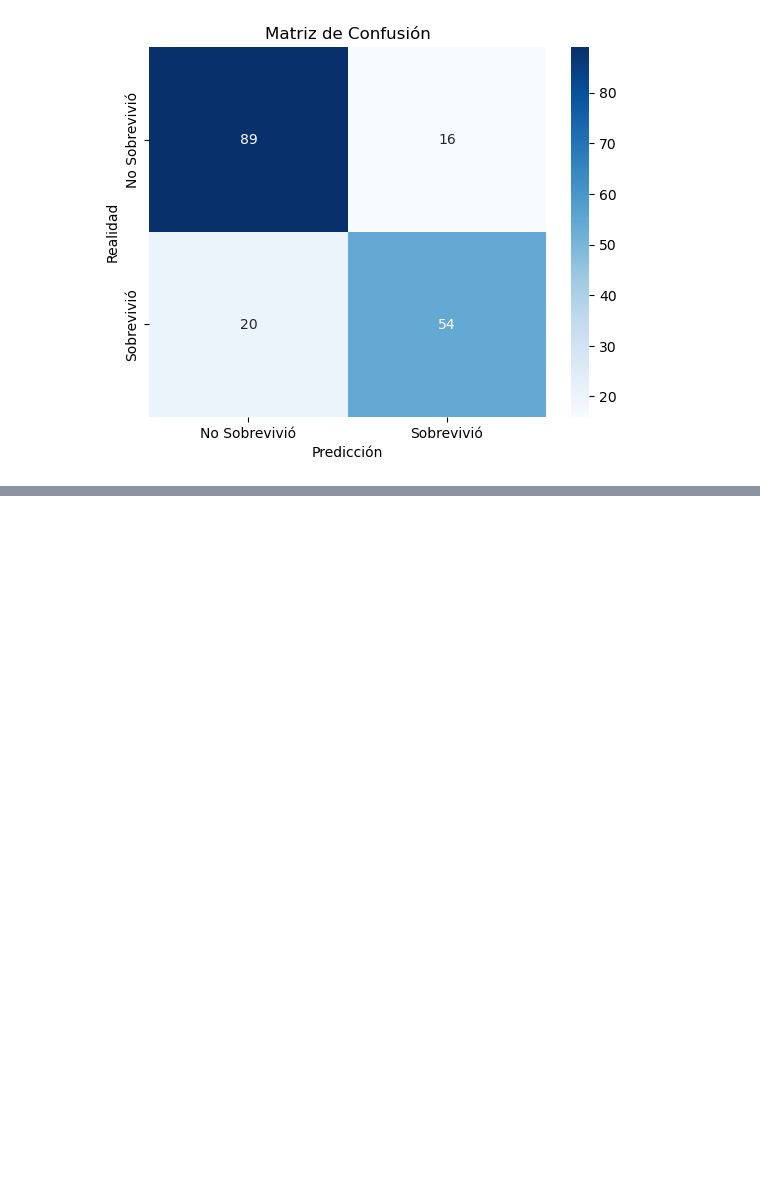
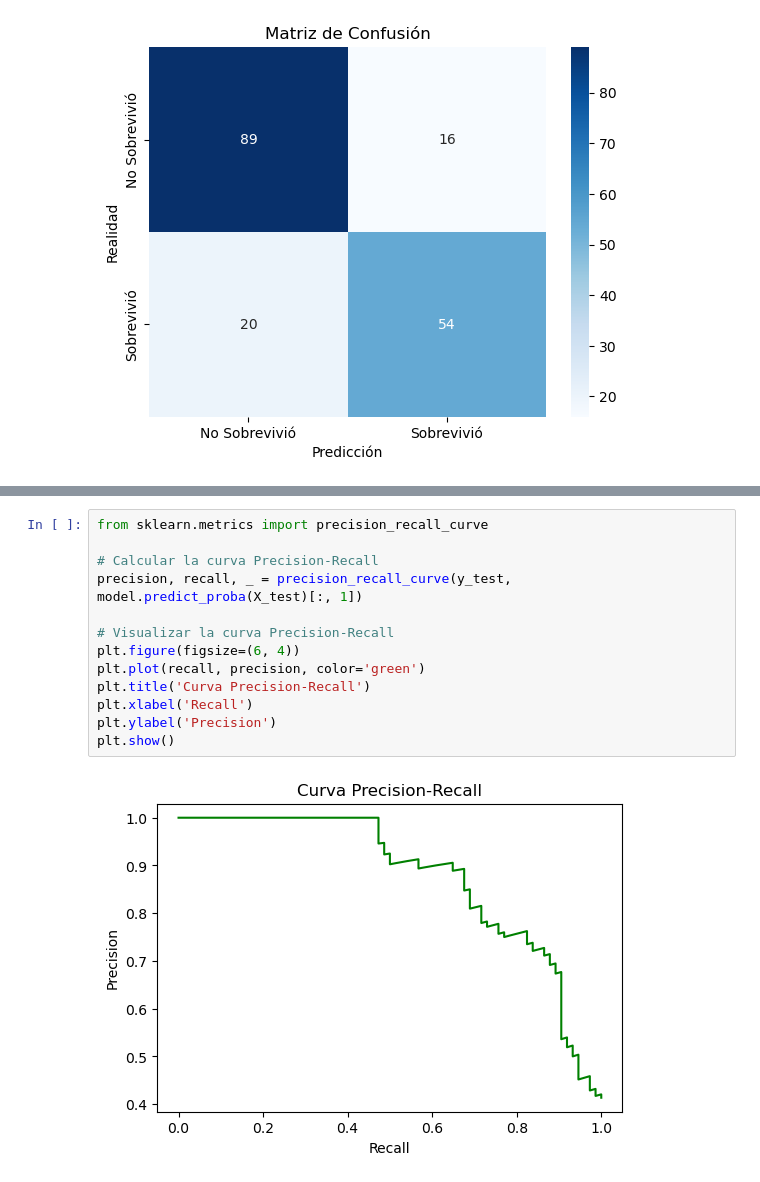
Before and after one commit to dannachav/Tarea-5---Proyecto-An-lisis-de-Datos, a Jupyter notebook: Tarea 5 - Proyecto Análisis de Datos.ipynb, the cells around one changed output, grey strips where cells are left out. Drawn from its saved outputs; the diff is of its cells as text; blank space fills up the shorter version.

```diff
--- a/Tarea 5 - Proyecto Análisis de Datos.ipynb
+++ b/Tarea 5 - Proyecto Análisis de Datos.ipynb
@@ -130,0 +200,15 @@ Matriz de confusión:
+# %%
+from sklearn.metrics import precision_recall_curve
+
+# Calcular la curva Precision-Recall
+precision, recall, _ = precision_recall_curve(y_test, model.predict_proba(X_test)[:, 1])
+
+# Visualizar la curva Precision-Recall
+plt.figure(figsize=(6, 4))
+plt.plot(recall, precision, color='green')
+plt.title('Curva Precision-Recall')
+plt.xlabel('Recall')
+plt.ylabel('Precision')
+plt.show()
+# %% [output]
+[figure, added]
```
Also changed, not shown: parts of 4 cells of this notebook.
